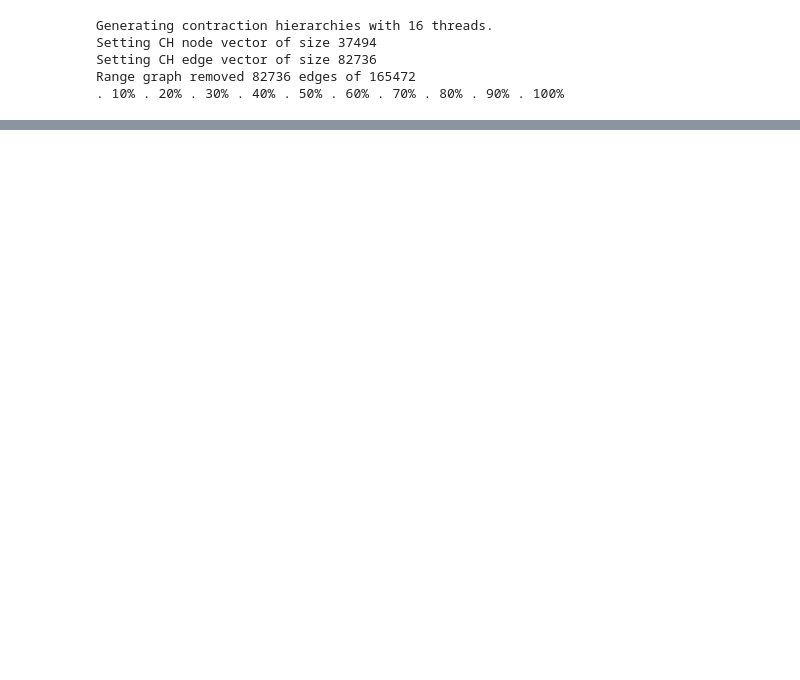
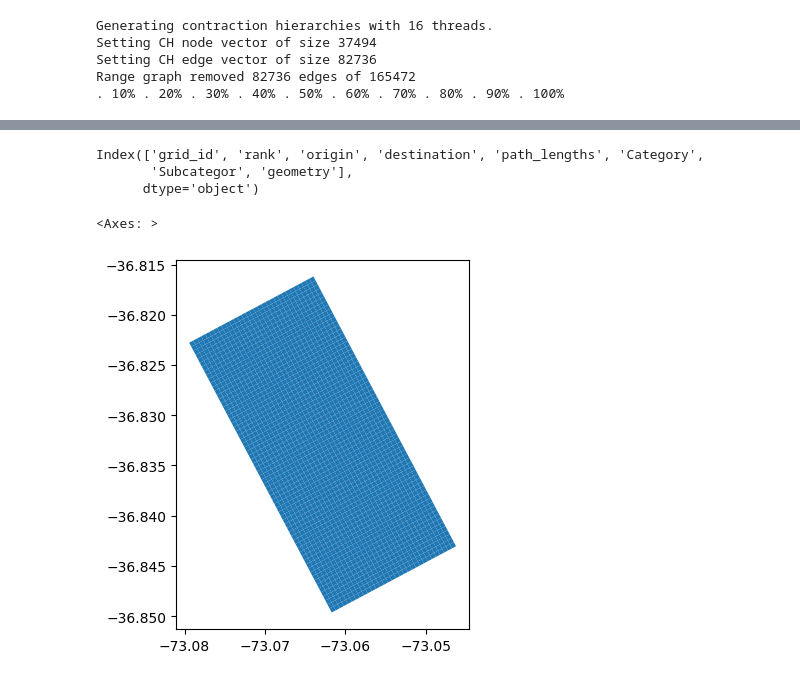
Before and after one commit to CityScope/CityLab_Biobio, a Jupyter notebook: notebooks/accesibility/calculate_accesibility.ipynb, the cells around one changed output, grey strips where cells are left out. Cells and saved outputs as stored; diff of their text form; code cells hidden in the pictures; blank space fills up the shorter version.

```diff
--- a/notebooks/accesibility/calculate_accesibility.ipynb
+++ b/notebooks/accesibility/calculate_accesibility.ipynb
@@ -13,7 +13,7 @@ import json
 
 warnings.filterwarnings("ignore")
 # %%
-pois = gpd.read_file('/app/data/input/amenities_costanera')
+pois = gpd.read_file('/app/data/input/amenities_costanera_v2')
 # %%
 def load_pandana_network_graph():
     graph = ox.graph_from_place(
@@ -107,5 +93,19 @@ df_output
 # %%
 df_output.to_pickle('/app/data/output/costanera_amenities_accesibility.pkl')
+# %%
+df_output.columns
+# %% [output]
+Index(['grid_id', 'rank', 'origin', 'destination', 'path_lengths', 'Category',
+       'Subcategor', 'geometry'],
+      dtype='object')
+# %%
+grid_cols = ['grid_id', 'geometry', 'nearest_node']
+grid = grid[grid_cols]
+# %%
+grid.plot()
+# %% [output]
+<Axes: >
+[figure, added]
 # %%
 gdf_output = gpd.GeoDataFrame(data=df_output.drop(columns=['geometry']), geometry=df_output['geometry'])
 # %%
```
Also changed, not shown: parts of 2 cells of this notebook, 1 other file.
